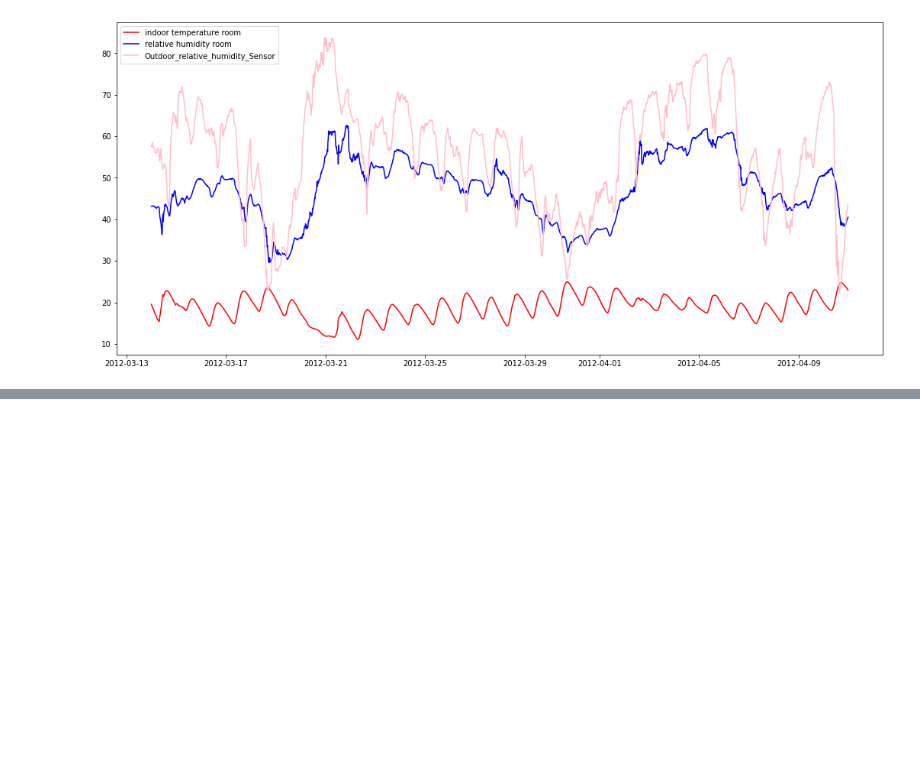
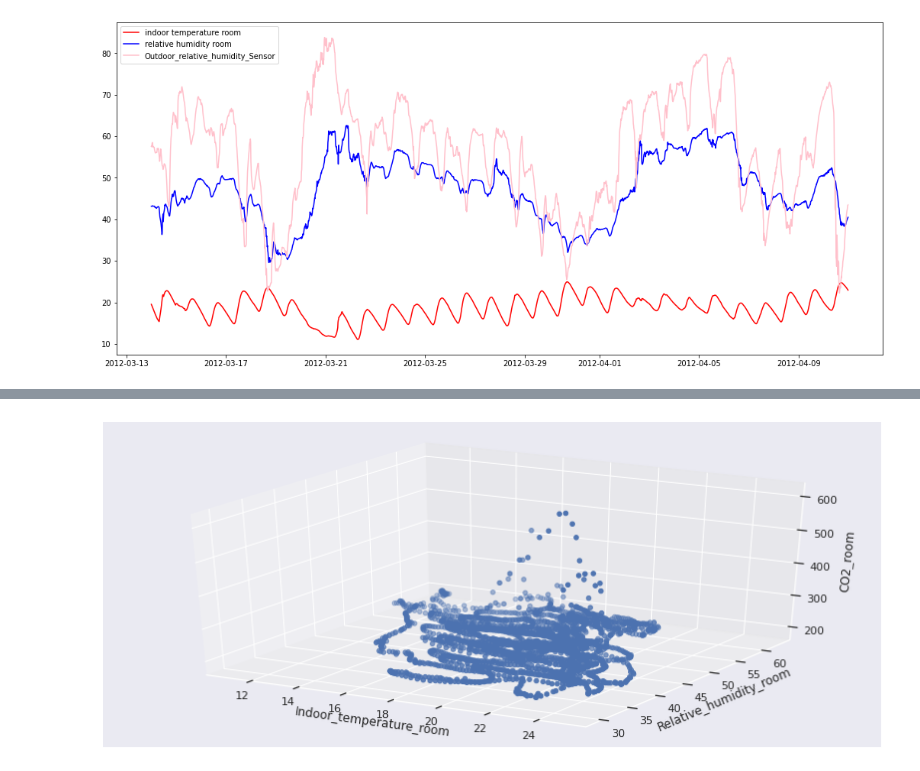
Before and after one commit to HedersonSantos/SmartHome, a Jupyter notebook: seriesTemporais_sarimax.ipynb, the cells around one changed output, grey strips where cells are left out. Cells and saved outputs as stored; diff of their text form; code cells hidden in the pictures; blank space fills up the shorter version.

```diff
--- a/seriesTemporais_sarimax.ipynb
+++ b/seriesTemporais_sarimax.ipynb
@@ -167,0 +185,20 @@ plt.show()
+# %%
+from mpl_toolkits.mplot3d import Axes3D
+sns.set(style = "darkgrid")
+
+fig = plt.figure( figsize=(14,6))
+ax = fig.add_subplot(111, projection = '3d')
+
+x = df_treino['Indoor_temperature_room']
+y = df_treino['Relative_humidity_room']
+z = df_treino['CO2_room']
+
+ax.set_xlabel("Indoor_temperature_room")
+ax.set_ylabel("Relative_humidity_room")
+ax.set_zlabel("CO2_room")
+
+ax.scatter(x, y, z)
+
+plt.show()
+# %% [output]
+[figure, added]
```
Also changed, not shown: parts of 5 cells of this notebook.
